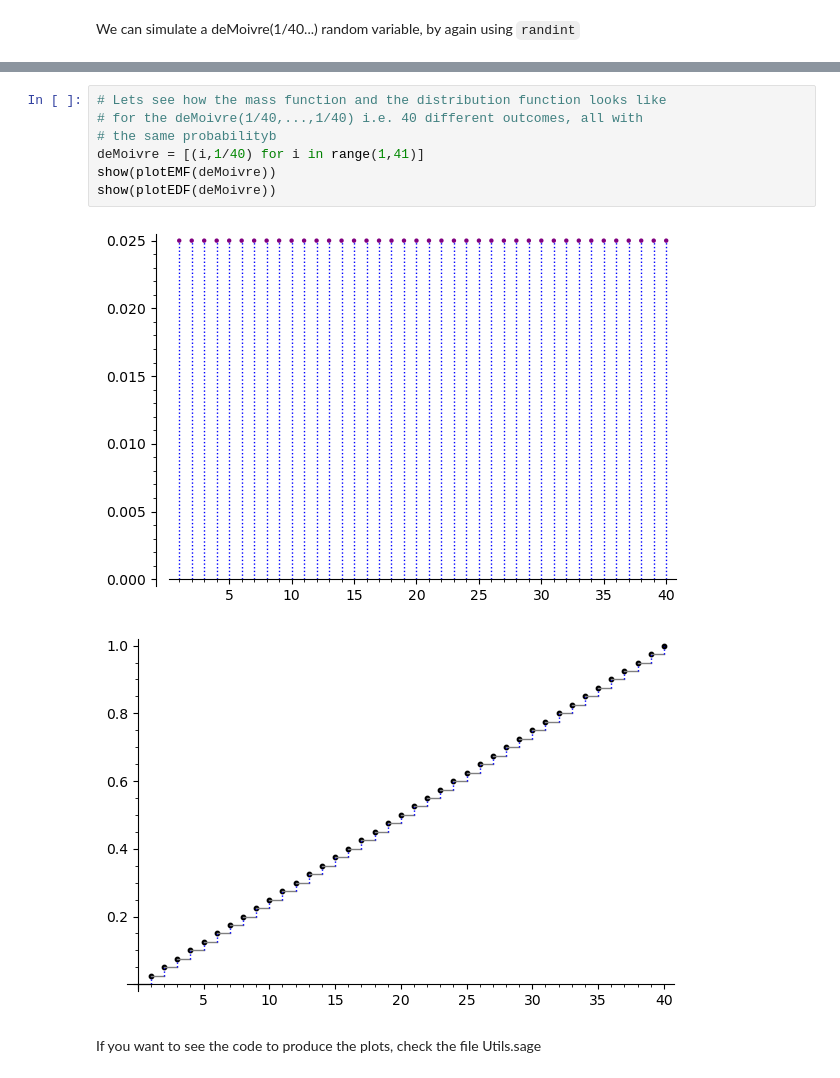
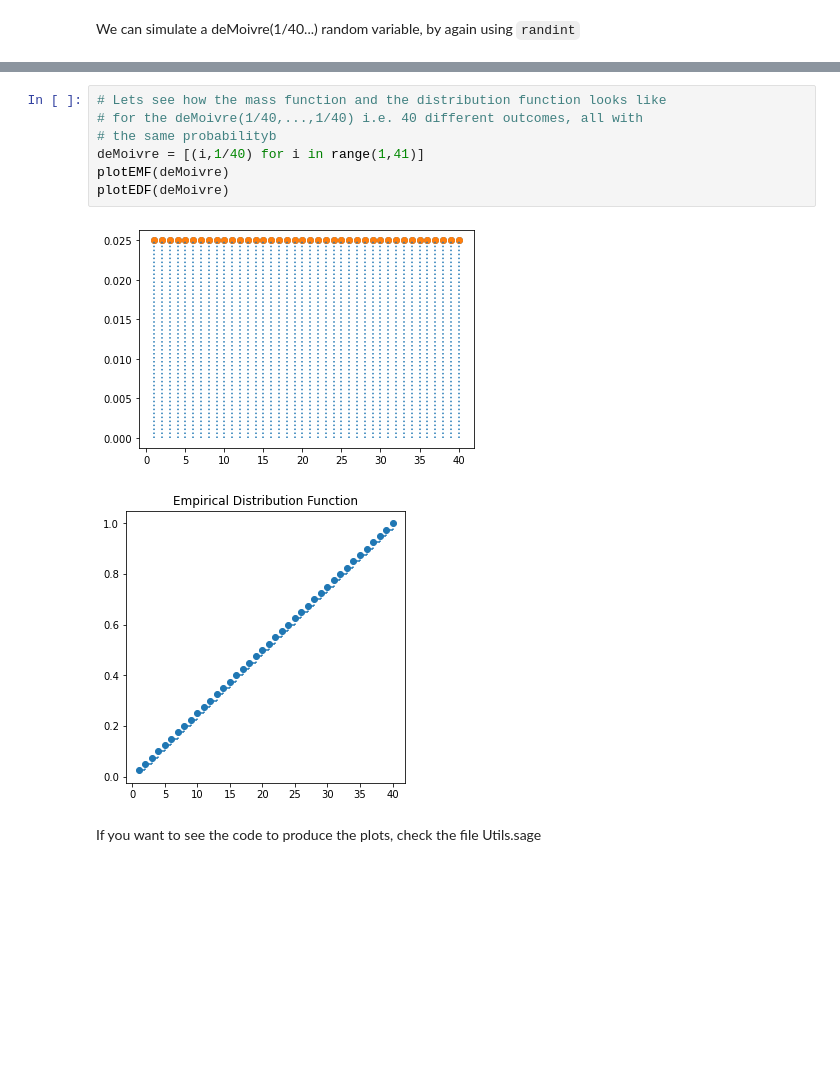
Before and after one commit to datascience-intro/1MS041-2022, a Jupyter notebook: notebooks/02-Random_Variables.ipynb, the cells around one changed output, grey strips where cells are left out. Cells and saved outputs as stored; diff of their text form; blank space fills up the shorter version.

```diff
--- a/notebooks/02-Random_Variables.ipynb
+++ b/notebooks/02-Random_Variables.ipynb
@@ -136,13 +144,13 @@ for i in range(10):
 # %%
 # Lets see how the mass function and the distribution function looks like
 # for the deMoivre(1/40,...,1/40) i.e. 40 different outcomes, all with
 # the same probabilityb
 deMoivre = [(i,1/40) for i in range(1,41)]
-show(plotEMF(deMoivre))
-show(plotEDF(deMoivre))
+plotEMF(deMoivre)
+plotEDF(deMoivre)
 # %% [output]
-[figure, old version]
+[figure, new version]
-[figure, old version]
+[figure, new version]
 # %% [markdown]
 If you want to see the code to produce the plots, check the file Utils.sage
 # %% [markdown]
```
Also changed, not shown: parts of 33 cells of this notebook, 13 other files.
